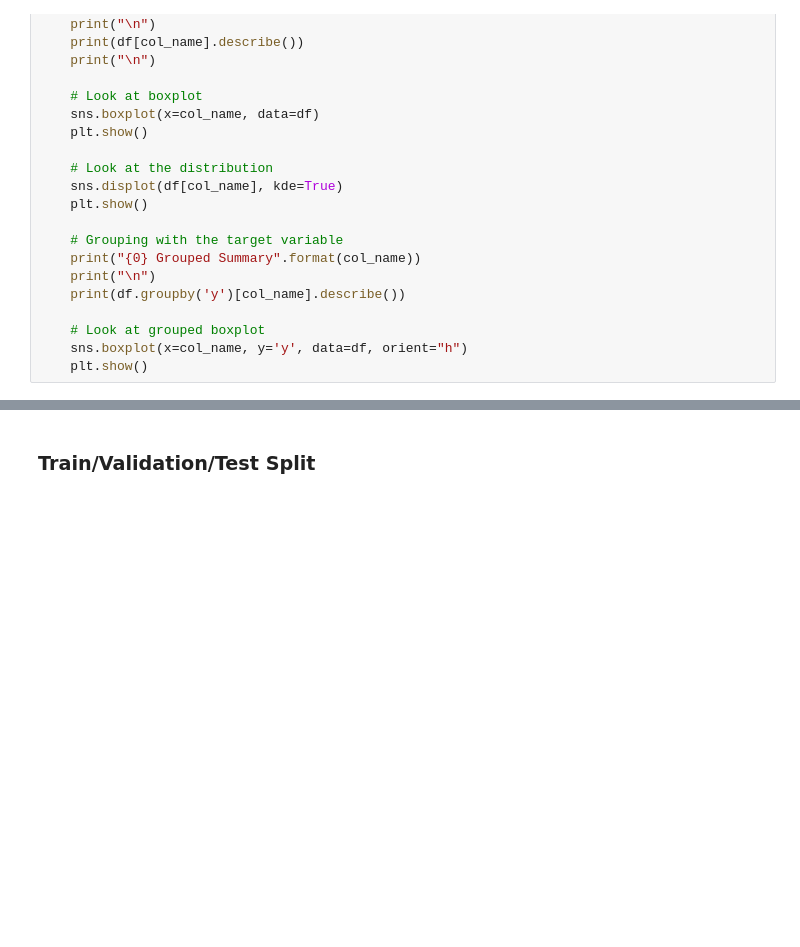
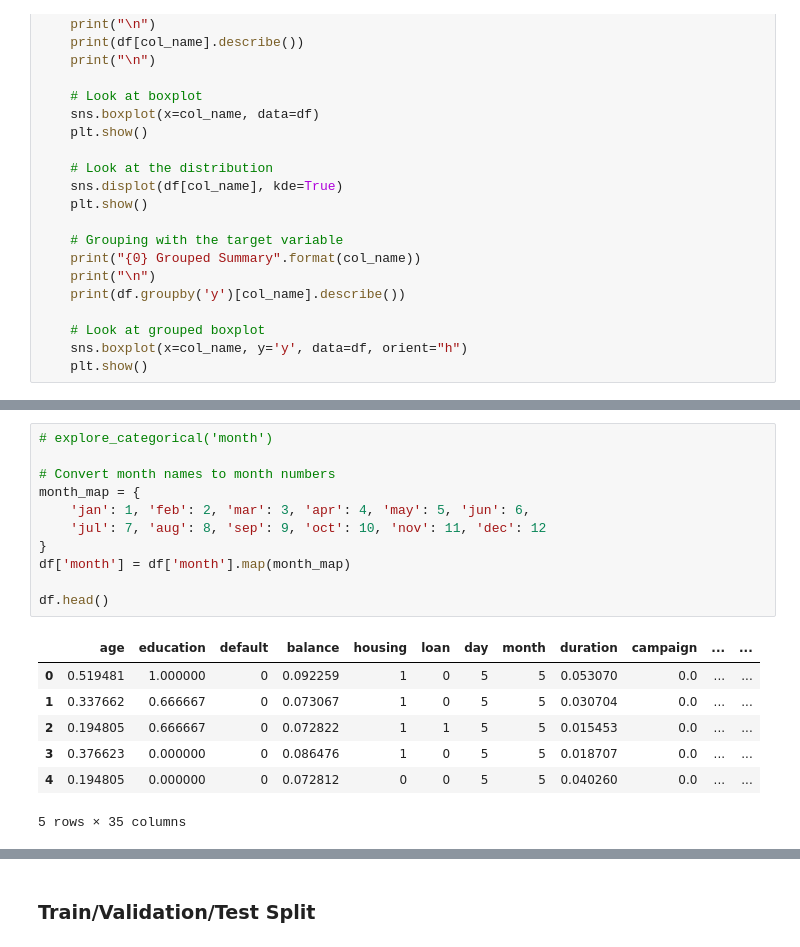
Before and after one commit to jmanwillz/ACML-Project, a Jupyter notebook: ann/data-preprocessing.ipynb, the cells around one changed output, grey strips where cells are left out. Cells and saved outputs as stored; diff of their text form; blank space fills up the shorter version.

```diff
--- a/ann/data-preprocessing.ipynb
+++ b/ann/data-preprocessing.ipynb
@@ -194,0 +429,19 @@ df_encoded.head()
+# %%
+# explore_categorical('month')
+
+# Convert month names to month numbers
+month_map = {
+    'jan': 1, 'feb': 2, 'mar': 3, 'apr': 4, 'may': 5, 'jun': 6,
+    'jul': 7, 'aug': 8, 'sep': 9, 'oct': 10, 'nov': 11, 'dec': 12
+}
+df['month'] = df['month'].map(month_map)
+
+df.head()
+# %% [output]
+|  | age | education | default | balance | housing | loan | day | month | duration | campaign | ... | ... |
+| 0 | 0.519481 | 1.000000 | 0 | 0.092259 | 1 | 0 | 5 | 5 | 0.053070 | 0.0 | ... | ... |
+| 1 | 0.337662 | 0.666667 | 0 | 0.073067 | 1 | 0 | 5 | 5 | 0.030704 | 0.0 | ... | ... |
+| 2 | 0.194805 | 0.666667 | 0 | 0.072822 | 1 | 1 | 5 | 5 | 0.015453 | 0.0 | ... | ... |
+| 3 | 0.376623 | 0.000000 | 0 | 0.086476 | 1 | 0 | 5 | 5 | 0.018707 | 0.0 | ... | ... |
+| 4 | 0.194805 | 0.000000 | 0 | 0.072812 | 0 | 0 | 5 | 5 | 0.040260 | 0.0 | ... | ... |
+5 rows × 35 columns
```
Also changed, not shown: parts of 37 cells of this notebook.
